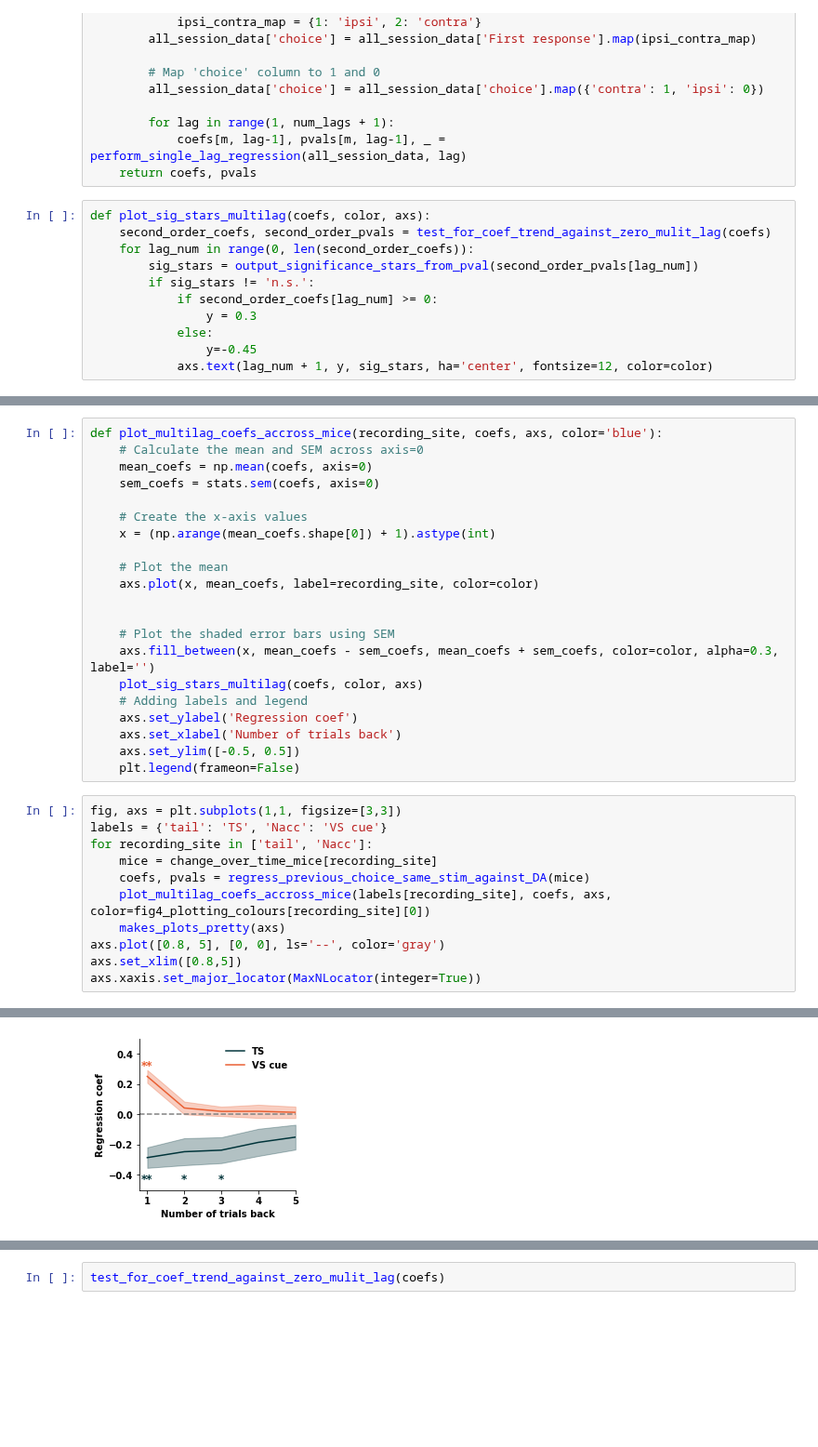
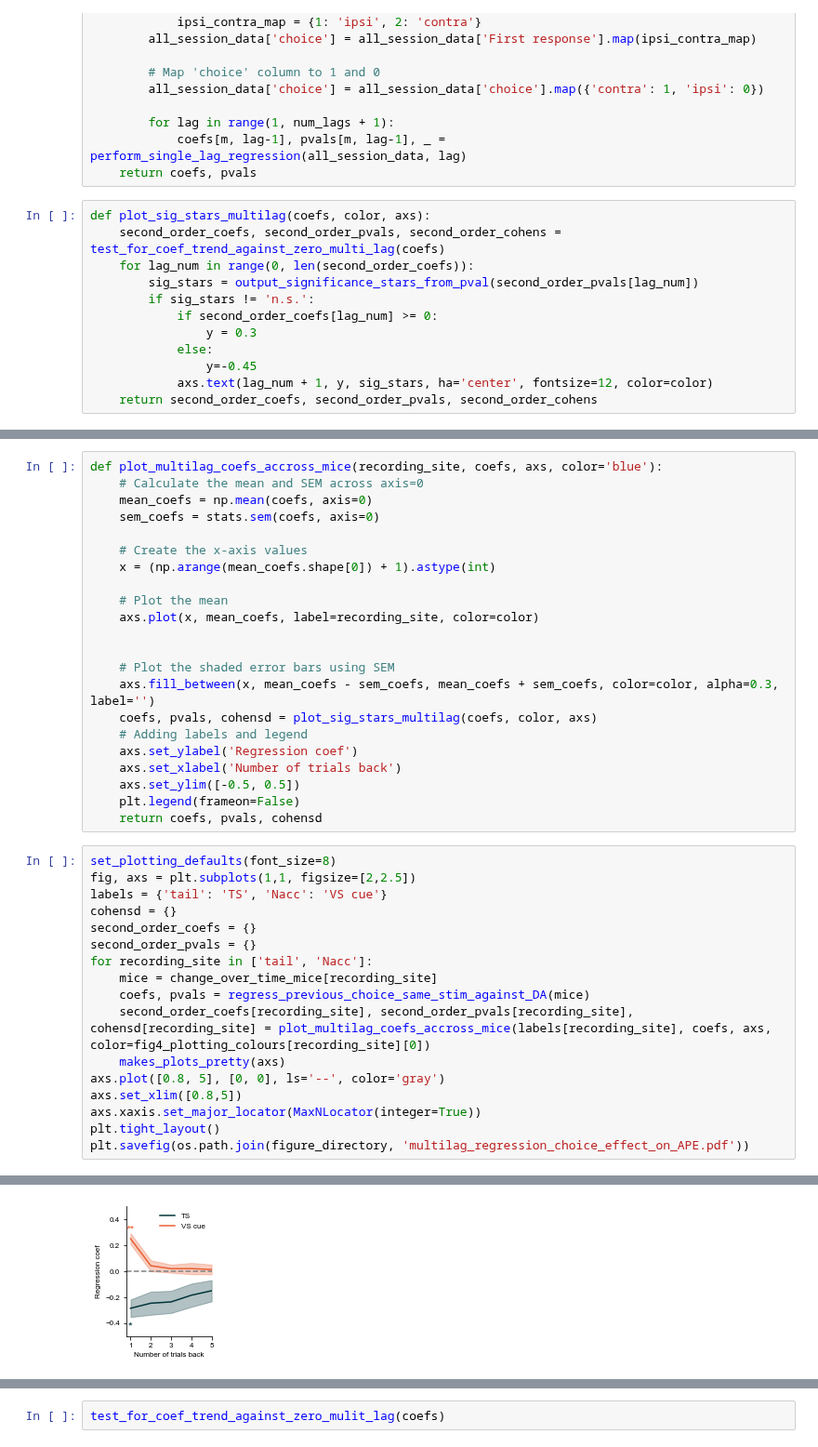
Before and after one commit to fgreenstreet/APE_paper, a Jupyter notebook: bias_analysis/bias_analysis_all_trials_APE_size_from_raw_across_mice.ipynb, the cells around one changed output, grey strips where cells are left out. Shown at 93% size. Drawn from its saved outputs; the diff is of its cells as text; blank space fills up the shorter version.

Commit message:
fixed bonferroni and plotting

```diff
--- a/bias_analysis/bias_analysis_all_trials_APE_size_from_raw_across_mice.ipynb
+++ b/bias_analysis/bias_analysis_all_trials_APE_size_from_raw_across_mice.ipynb
@@ -82,7 +87,7 @@ def regress_previous_choice_same_stim_against_DA(mice, num_lags=5):
     return coefs, pvals
 # %%
 def plot_sig_stars_multilag(coefs, color, axs):
-    second_order_coefs, second_order_pvals = test_for_coef_trend_against_zero_mulit_lag(coefs)
+    second_order_coefs, second_order_pvals, second_order_cohens = test_for_coef_trend_against_zero_multi_lag(coefs)
     for lag_num in range(0, len(second_order_coefs)):
         sig_stars = output_significance_stars_from_pval(second_order_pvals[lag_num])
         if sig_stars != 'n.s.':
@@ -91,4 +96,5 @@ def plot_sig_stars_multilag(coefs, color, axs):
             else:
                 y=-0.45
             axs.text(lag_num + 1, y, sig_stars, ha='center', fontsize=12, color=color)
+    return second_order_coefs, second_order_pvals, second_order_cohens
 # %%
@@ -115,21 +124,28 @@ def plot_multilag_coefs_accross_mice(recording_site, coefs, axs, color='blue'):
 
     # Plot the shaded error bars using SEM
     axs.fill_between(x, mean_coefs - sem_coefs, mean_coefs + sem_coefs, color=color, alpha=0.3, label='')
-    plot_sig_stars_multilag(coefs, color, axs)
+    coefs, pvals, cohensd = plot_sig_stars_multilag(coefs, color, axs)
     # Adding labels and legend
     axs.set_ylabel('Regression coef')
     axs.set_xlabel('Number of trials back')
     axs.set_ylim([-0.5, 0.5])
     plt.legend(frameon=False)
+    return coefs, pvals, cohensd
 # %%
-fig, axs = plt.subplots(1,1, figsize=[3,3])
+set_plotting_defaults(font_size=8)
+fig, axs = plt.subplots(1,1, figsize=[2,2.5])
 labels = {'tail': 'TS', 'Nacc': 'VS cue'}
+cohensd = {}
+second_order_coefs = {}
+second_order_pvals = {}
 for recording_site in ['tail', 'Nacc']:
     mice = change_over_time_mice[recording_site]
     coefs, pvals = regress_previous_choice_same_stim_against_DA(mice)
-    plot_multilag_coefs_accross_mice(labels[recording_site], coefs, axs, color=fig4_plotting_colours[recording_site][0])
+    second_order_coefs[recording_site], second_order_pvals[recording_site], cohensd[recording_site] = plot_multilag_coefs_accross_mice(labels[recording_site], coefs, axs, color=fig4_plotting_colours[recording_site][0])
     makes_plots_pretty(axs)
 axs.plot([0.8, 5], [0, 0], ls='--', color='gray')
 axs.set_xlim([0.8,5])
 axs.xaxis.set_major_locator(MaxNLocator(integer=True))
+plt.tight_layout()
+plt.savefig(os.path.join(figure_directory, 'multilag_regression_choice_effect_on_APE.pdf'))
 # %% [output]
@@ -136 +162 @@ axs.xaxis.set_major_locator(MaxNLocator(integer=True))
-[figure, old version]
+[figure, new version]
```
Also changed, not shown: parts of 8 cells of this notebook, 2 other files.
